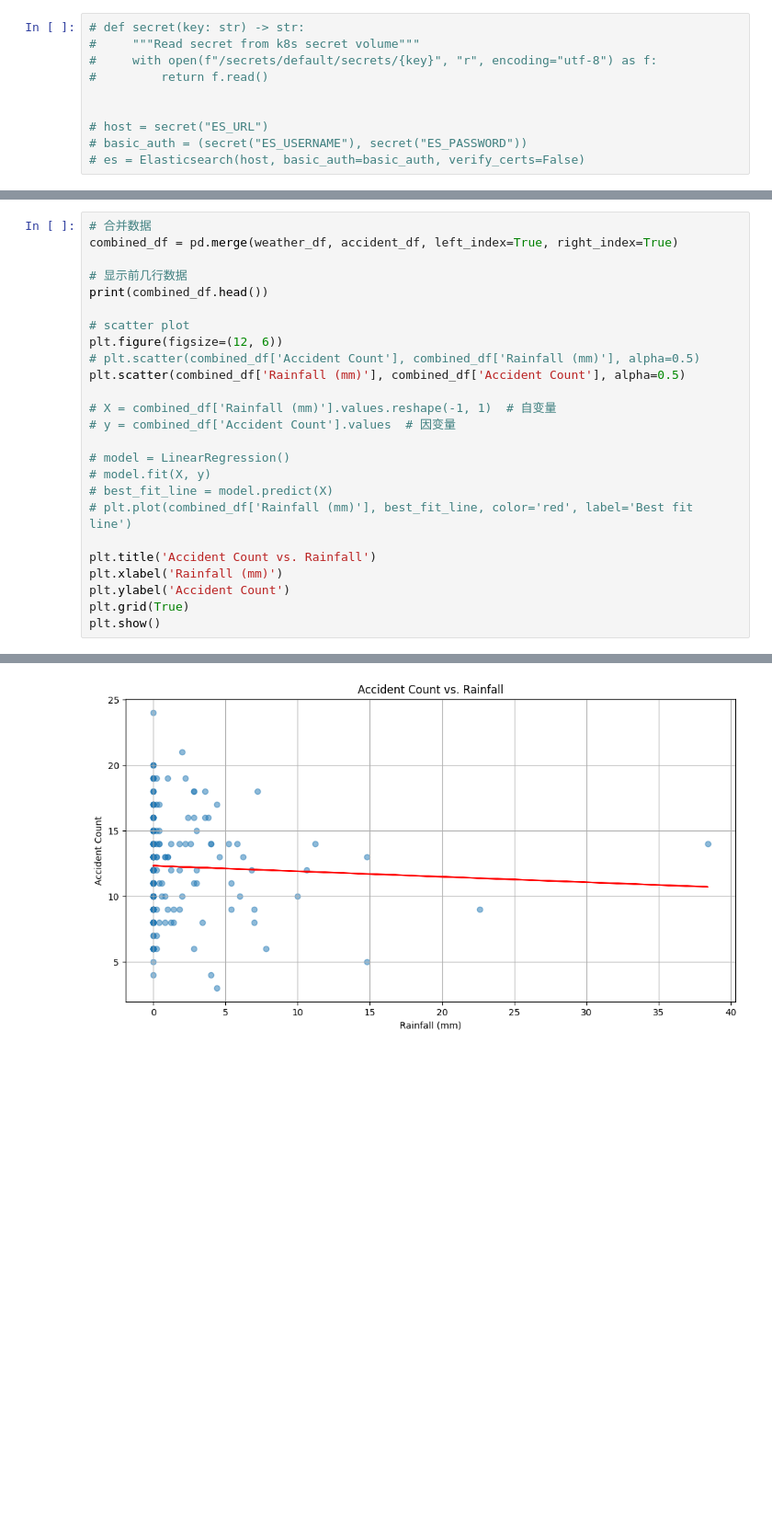
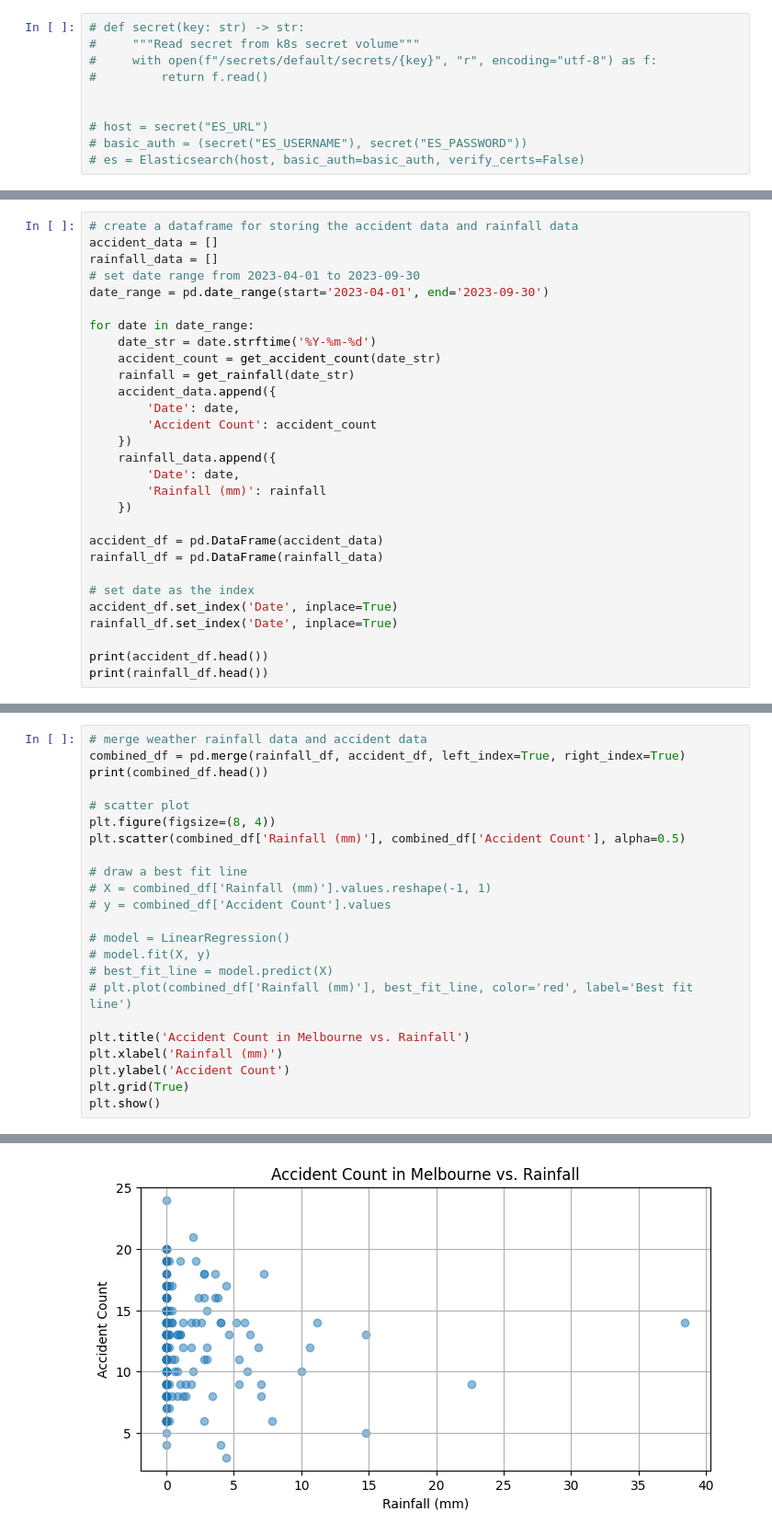
Before and after one commit to NoahELE/Cluster-and-Cloud-Computing-A2, a Jupyter notebook: frontend.ipynb, the cells around one changed output, grey strips where cells are left out. Shown at 92% size. Saved outputs shown, nothing was run; the diff lists cells and outputs as text; blank space fills up the shorter version.

```diff
--- a/frontend.ipynb
+++ b/frontend.ipynb
@@ -126,0 +90,29 @@ Date
+# %%
+# create a dataframe for storing the accident data and rainfall data
+accident_data = []
+rainfall_data = []
+# set date range from 2023-04-01 to 2023-09-30
+date_range = pd.date_range(start='2023-04-01', end='2023-09-30')
+
+for date in date_range:
+    date_str = date.strftime('%Y-%m-%d')
+    accident_count = get_accident_count(date_str)
+    rainfall = get_rainfall(date_str)
+    accident_data.append({
+        'Date': date,
+        'Accident Count': accident_count
+    })
+    rainfall_data.append({
+        'Date': date,
+        'Rainfall (mm)': rainfall
+    })
+
+accident_df = pd.DataFrame(accident_data)
+rainfall_df = pd.DataFrame(rainfall_data)
+
+# set date as the index
+accident_df.set_index('Date', inplace=True)
+rainfall_df.set_index('Date', inplace=True)
+
+print(accident_df.head())
+print(rainfall_df.head())
@@ -127,34 +134,32 @@ Date
 # %%
-# 合并数据
-combined_df = pd.merge(weather_df, accident_df, left_index=True, right_index=True)
-
-# 显示前几行数据
+# merge weather rainfall data and accident data
+combined_df = pd.merge(rainfall_df, accident_df, left_index=True, right_index=True)
 print(combined_df.head())
 
 # scatter plot
-plt.figure(figsize=(12, 6))
-# plt.scatter(combined_df['Accident Count'], combined_df['Rainfall (mm)'], alpha=0.5)
+plt.figure(figsize=(8, 4))
 plt.scatter(combined_df['Rainfall (mm)'], combined_df['Accident Count'], alpha=0.5)
 
-# X = combined_df['Rainfall (mm)'].values.reshape(-1, 1)  # 自变量
-# y = combined_df['Accident Count'].values  # 因变量
+# draw a best fit line
+# X = combined_df['Rainfall (mm)'].values.reshape(-1, 1)
+# y = combined_df['Accident Count'].values
 
 # model = LinearRegression()
 # model.fit(X, y)
 # best_fit_line = model.predict(X)
 # plt.plot(combined_df['Rainfall (mm)'], best_fit_line, color='red', label='Best fit line')
 
-plt.title('Accident Count vs. Rainfall')
+plt.title('Accident Count in Melbourne vs. Rainfall')
 plt.xlabel('Rainfall (mm)')
 plt.ylabel('Accident Count')
 plt.grid(True)
 plt.show()
 # %% [output]
             Rainfall (mm)  Accident Count
 Date
 2023-04-01            4.6              13
 2023-04-02            0.2              12
 2023-04-03            0.0              12
 2023-04-04            0.0              12
 2023-04-05            0.0               9
-[figure, old version]
+[figure, new version]
```
Also changed, not shown: parts of 4 cells of this notebook, 4 other files.
